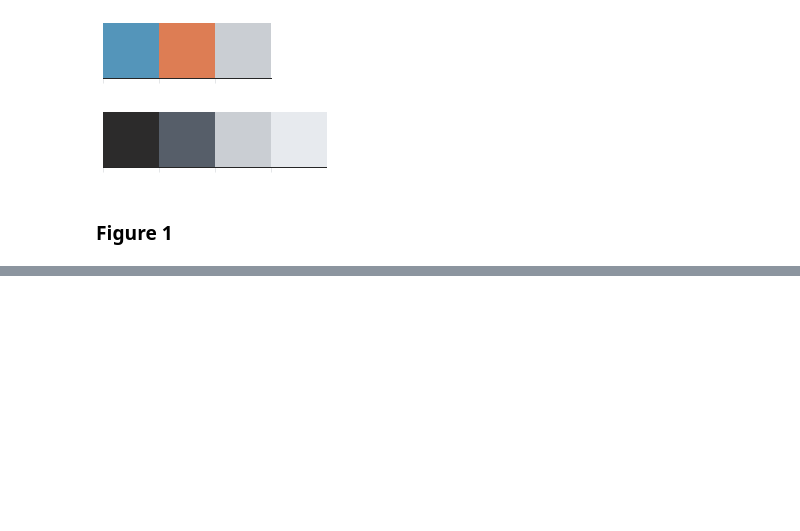
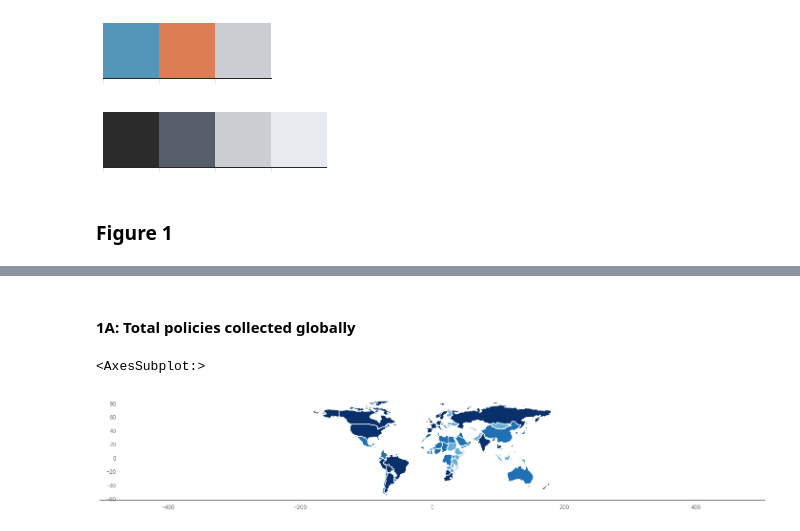
Before and after one commit to talus-analytics-bus/covid-amp-analysis, a Jupyter notebook: visualizations.ipynb, the cells around one changed output, grey strips where cells are left out. Cells and saved outputs as stored; diff of their text form; code cells hidden in the pictures; blank space fills up the shorter version.

```diff
--- a/visualizations.ipynb
+++ b/visualizations.ipynb
@@ -310,0 +427,2 @@ plt.tight_layout()
+# %% [markdown]
+#### 1A: Total policies collected globally
@@ -310,0 +439,24 @@ plt.tight_layout()
+# %%
+world = geopandas.read_file(geopandas.datasets.get_path('naturalearth_lowres'))
+world = world.rename(columns={"iso_a3":"Country"})
+cols = ['name','Country','geometry']
+world = world[cols]
+world = world.sort_values(by="Country")
+# %%
+# Fix issues in geopandas
+world.loc[world['name'] == 'France', 'Country'] = 'FRA'
+world.loc[world['name'] == 'Norway', 'Country'] = 'NOR'
+world.loc[world['name'] == 'Somaliland', 'Country'] = 'SOM'
+world.loc[world['name'] == 'Kosovo', 'Country'] = 'RKS'
+# %%
+# Add countries to geopandas
+new_country = pd.DataFrame({'name': ['Aruba','American Samoa','Antigua and Barbuda','Bahrain','Curaçao','Cayman Islands','Hong Kong','Saint Kitts and Nevis','Macao','Maldives','Marshall Islands','Malta','Mauritius','Palau','Singapore','Seychelles','Tuvalu','Saint Vincent and the Grenadines','Samoa'],
+                            'Country': ['ABW','ASW','ATG','BHR','CUW','CYM','HKG','KNA','MAC','MDV','MHL','MLT','MUS','PLW','SGP','SYC','TUV','VCT','WSM']})
+world = world.append(new_country, ignore_index=True)
+# %%
+merge = pd.merge(world,global_count,on='Country')
+# %%
+merge.plot(column='Policy count',figsize=(25,20),scheme='quantiles',cmap='Blues')
+# %% [output]
+<AxesSubplot:>
+[figure, added]
```
Also changed, not shown: parts of 11 cells of this notebook, 3 other files.
